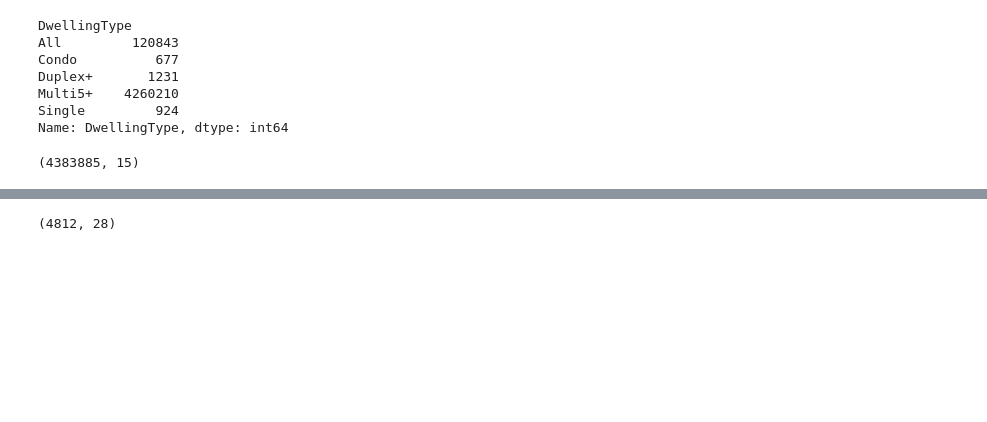
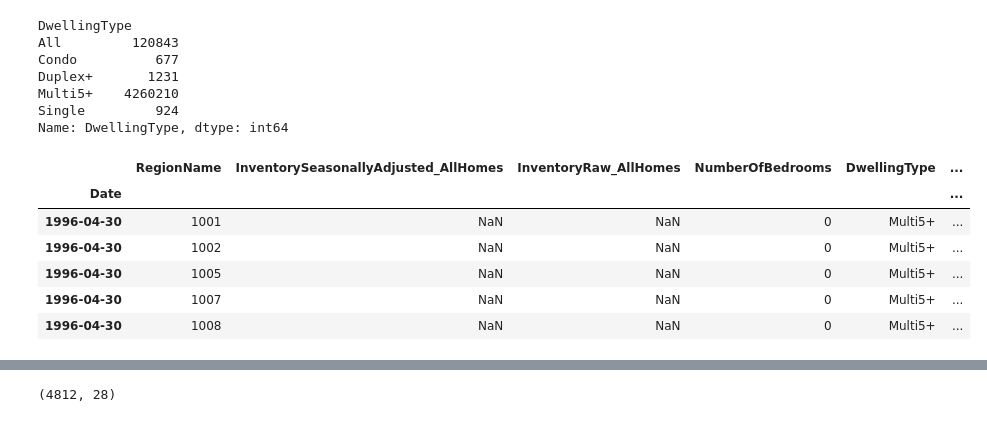
Before and after one commit to norgrenm/US_House_Price_Prediction, a Jupyter notebook: notebooks/DM-US_HousingData.ipynb, the cells around one changed output, grey strips where cells are left out. Cells and saved outputs as stored; diff of their text form; code cells hidden in the pictures; blank space fills up the shorter version.

```diff
--- a/notebooks/DM-US_HousingData.ipynb
+++ b/notebooks/DM-US_HousingData.ipynb
@@ -818,6 +817,12 @@ zip_df = zip_df[['Date'
         , 'MedianRentalPPS_D'
         , 'MedianRental_D']]
 # %%
-zip_df.shape
+zip_df.head()
 # %% [output]
-(4383885, 15)
+|  | RegionName | InventorySeasonallyAdjusted_AllHomes | InventoryRaw_AllHomes | NumberOfBedrooms | DwellingType | ... |
+| Date |  |  |  |  |  | ... |
+| 1996-04-30 | 1001 | NaN | NaN | 0 | Multi5+ | ... |
+| 1996-04-30 | 1002 | NaN | NaN | 0 | Multi5+ | ... |
+| 1996-04-30 | 1005 | NaN | NaN | 0 | Multi5+ | ... |
+| 1996-04-30 | 1007 | NaN | NaN | 0 | Multi5+ | ... |
+| 1996-04-30 | 1008 | NaN | NaN | 0 | Multi5+ | ... |
```
Also changed, not shown: parts of 7 cells of this notebook.
